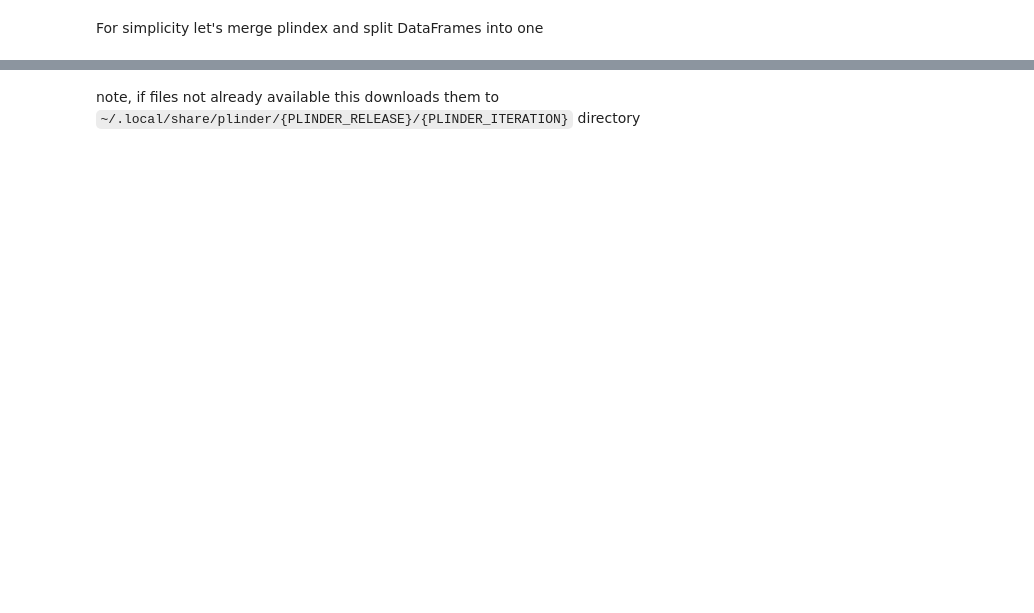
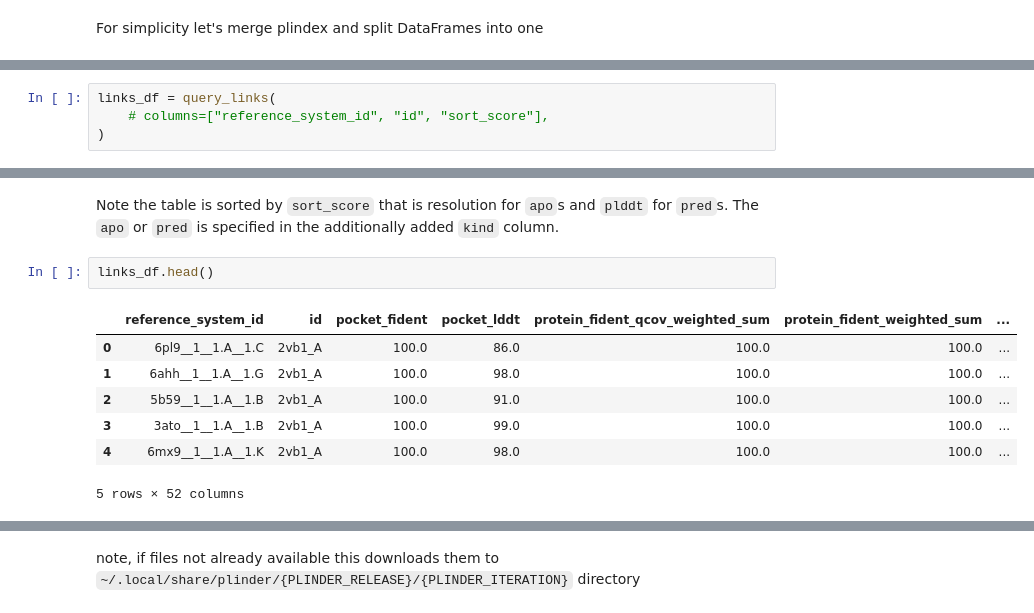
Before and after one commit to plinder-org/plinder, a Jupyter notebook: docs/examples/data-access-v2.ipynb, the cells around one changed output, grey strips where cells are left out. Drawn from its saved outputs; the diff is of its cells as text; blank space fills up the shorter version.

```diff
--- a/docs/examples/data-access-v2.ipynb
+++ b/docs/examples/data-access-v2.ipynb
@@ -141,0 +166,4 @@ val_dataset = PlinderDataset(
+# %%
+links_df = query_links(
+    # columns=["reference_system_id", "id", "sort_score"],
+)
@@ -141,0 +173,12 @@ val_dataset = PlinderDataset(
+# %% [markdown]
+Note the table is sorted by `sort_score` that is resolution for `apo`s and `plddt` for `pred`s. The `apo` or `pred` is specified in the additionally added `kind` column.
+# %%
+links_df.head()
+# %% [output]
+|  | reference_system_id | id | pocket_fident | pocket_lddt | protein_fident_qcov_weighted_sum | protein_fident_weighted_sum | ... |
+| 0 | 6pl9__1__1.A__1.C | 2vb1_A | 100.0 | 86.0 | 100.0 | 100.0 | ... |
+| 1 | 6ahh__1__1.A__1.G | 2vb1_A | 100.0 | 98.0 | 100.0 | 100.0 | ... |
+| 2 | 5b59__1__1.A__1.B | 2vb1_A | 100.0 | 91.0 | 100.0 | 100.0 | ... |
+| 3 | 3ato__1__1.A__1.B | 2vb1_A | 100.0 | 99.0 | 100.0 | 100.0 | ... |
+| 4 | 6mx9__1__1.A__1.K | 2vb1_A | 100.0 | 98.0 | 100.0 | 100.0 | ... |
+5 rows × 52 columns
```
Also changed, not shown: parts of 47 cells of this notebook.
